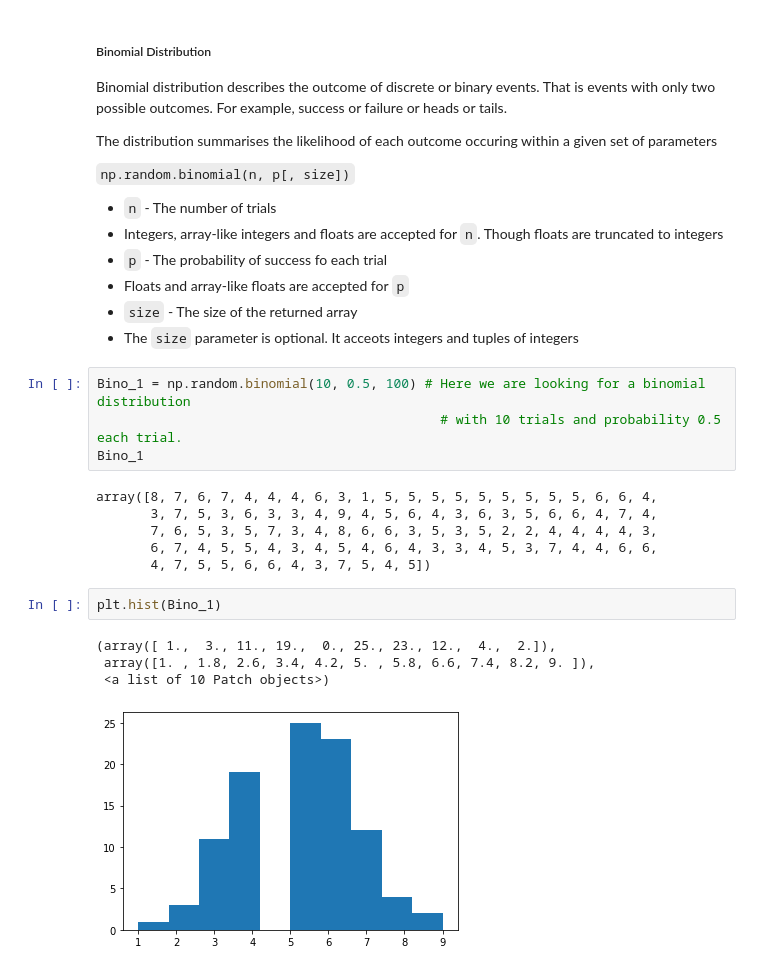
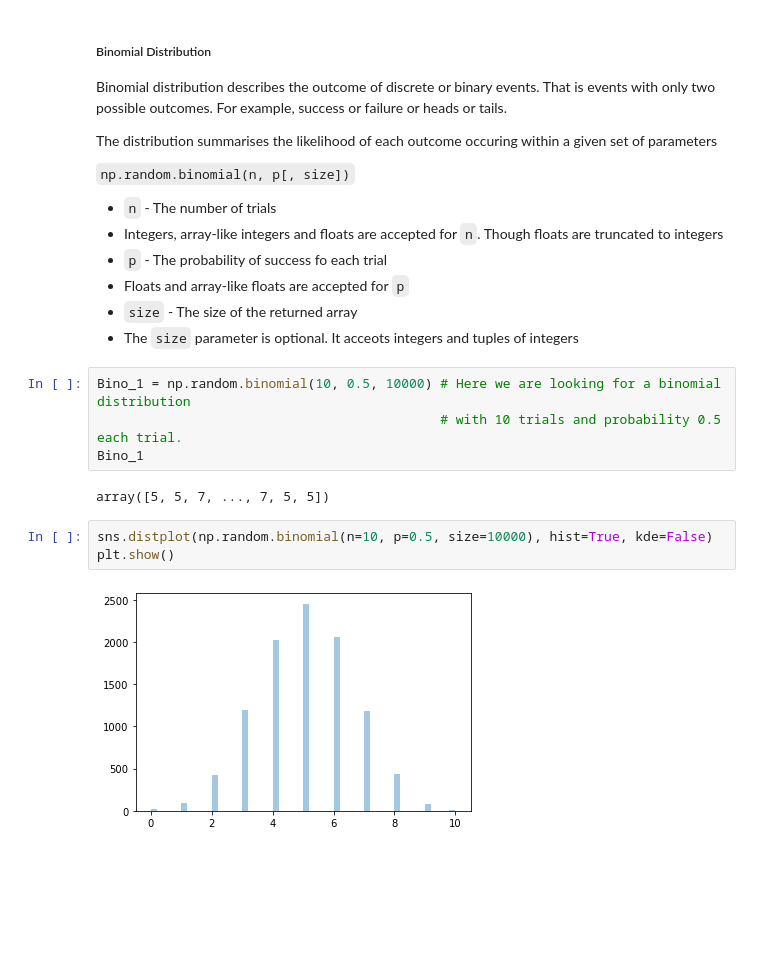
Before and after one commit to SharonNicG/52465-Assignment, a Jupyter notebook: NumPy-Random Assignment.ipynb, the cells around one changed output. Saved outputs shown, nothing was run; the diff lists cells and outputs as text; blank space fills up the shorter version.

Commit message:
replace histogram with Seaborn Dist Plot

```diff
--- a/NumPy-Random Assignment.ipynb
+++ b/NumPy-Random Assignment.ipynb
@@ -345,19 +346,13 @@ The distribution summarises the likelihood of each outcome occuring within a giv
 * `size` - The size of the returned array
  * The `size` parameter is optional. It acceots integers and tuples of integers
 # %%
-Bino_1 = np.random.binomial(10, 0.5, 100) # Here we are looking for a binomial distribution
+Bino_1 = np.random.binomial(10, 0.5, 10000) # Here we are looking for a binomial distribution
                                             # with 10 trials and probability 0.5 each trial.
 Bino_1
 # %% [output]
-array([8, 7, 6, 7, 4, 4, 4, 6, 3, 1, 5, 5, 5, 5, 5, 5, 5, 5, 5, 6, 6, 4,
-       3, 7, 5, 3, 6, 3, 3, 4, 9, 4, 5, 6, 4, 3, 6, 3, 5, 6, 6, 4, 7, 4,
-       7, 6, 5, 3, 5, 7, 3, 4, 8, 6, 6, 3, 5, 3, 5, 2, 2, 4, 4, 4, 4, 3,
-       6, 7, 4, 5, 5, 4, 3, 4, 5, 4, 6, 4, 3, 3, 4, 5, 3, 7, 4, 4, 6, 6,
-       4, 7, 5, 5, 6, 6, 4, 3, 7, 5, 4, 5])
+array([5, 5, 7, ..., 7, 5, 5])
-# %%
-plt.hist(Bino_1)
-# %% [output]
-(array([ 1.,  3., 11., 19.,  0., 25., 23., 12.,  4.,  2.]),
- array([1. , 1.8, 2.6, 3.4, 4.2, 5. , 5.8, 6.6, 7.4, 8.2, 9. ]),
- <a list of 10 Patch objects>)
-[figure, removed]
+# %%
+sns.distplot(np.random.binomial(n=10, p=0.5, size=10000), hist=True, kde=False)
+plt.show()
+# %% [output]
+[figure, added]
```
Also changed, not shown: parts of 1 cell of this notebook.
